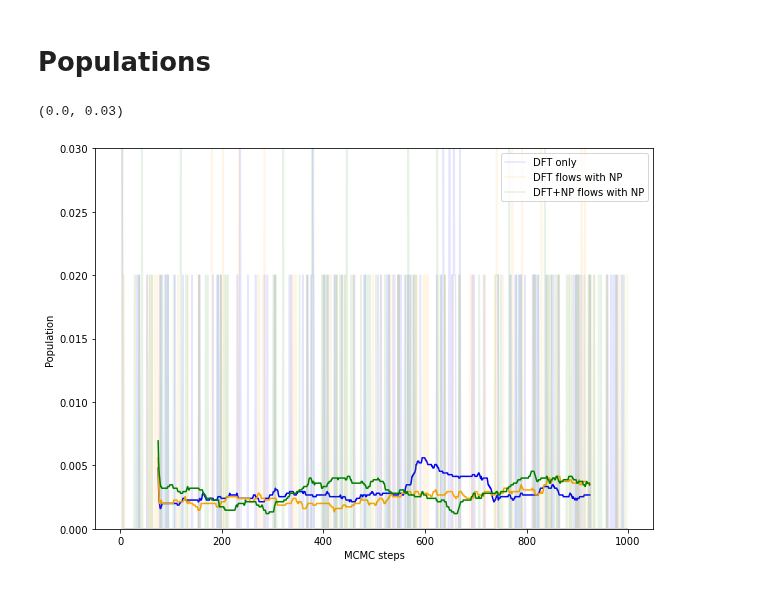
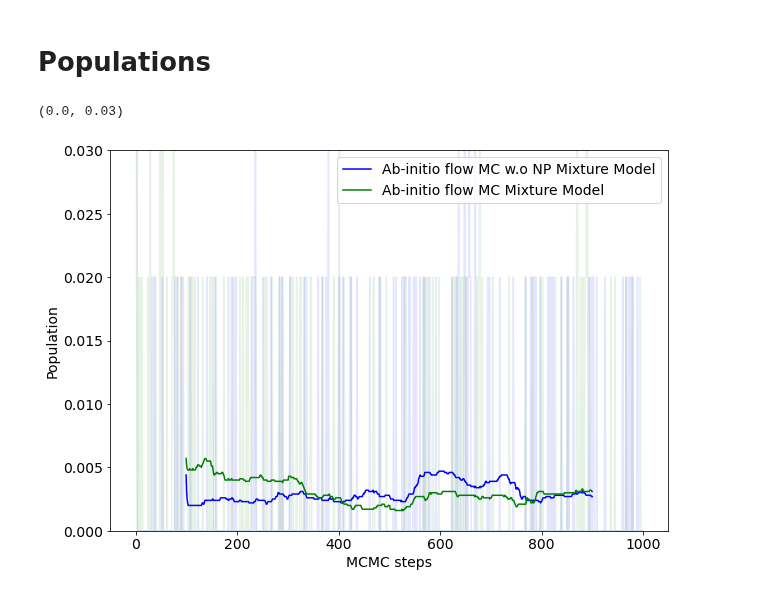
Before and after one commit to anacmolina/ML-DFT, a Jupyter notebook: notebooks/36 - review saving data for adaptive.ipynb, the cells around one changed output. Cells and saved outputs as stored; diff of their text form; code cells hidden in the pictures.

```diff
--- a/notebooks/36 - review saving data for adaptive.ipynb
+++ b/notebooks/36 - review saving data for adaptive.ipynb
@@ -526,7 +539,7 @@ mh_adaptive_mlp = run_metropolis(
     mixture=True,
     temperature=350,
     energy_type='mlp',
-    alpha=0.1
+    alpha=0.2
 )
 # %% [output]
 Running Metropolis-Hastings
@@ -559,0 +579,5 @@ color_keys = dict(zip(keys, ['blue', 'orange', 'green']))
+# %%
+mcmcs = {
+    'Ab-initio flow MC w.o NP Mixture Model': mh_dft_only,
+    'Ab-initio flow MC Mixture Model': mh_adaptive_mlp,
+}
@@ -584,7 +638,7 @@ for key in accs.keys():
 # %%
 fig, axs = plt.subplots(1, 3, figsize=(30, 7))
 
-for i, key in enumerate(keys):
+for i, key in enumerate(mcmcs.keys()):
     plot_energy_histogram(accs_window[key], ax=axs[i], bins=10, alpha=0.9, hue_order=list(range(0, 4))[::-1])
 
     axs[i].set_title('Acceptance rate window {:s}'.format(key))
@@ -671,9 +720,9 @@ def plot_rhat(ax, rhat):
 # %%
 xs = {key: mcmcs[key]["xs"].detach() for key in mcmcs.keys()}
 # %%
-zmats = {key: get_zmat_from_real(xs[key], isomers[key]) for key in xs.keys()}
+zmats = {key: get_zmat_from_real(xs[key], isomers[key]) for key in mcmcs.keys()}
 
-rhat_s = {key: R_hat(zmats[key], n_split=10) for key in keys}
+rhat_s = {key: R_hat(zmats[key], n_split=10) for key in mcmcs.keys()}
 # %%
 fig, ax = plt.subplots(1, 1, figsize=(10, 7))
 for key in rhat_s.keys():
@@ -696,17 +745,17 @@ isomers = {key: mcmcs[key]['isomers'] for key in mcmcs.keys()}
 # %%
 fig, ax = plt.subplots(1, 1, figsize=(10, 7))
 
-for key in keys:
-    set_plot_sequential_data(isomers[key].mean(dim=1).detach(), avg=True, window_size=150, ax=ax, label=key, color=color_keys[key], alpha=0.1)
+for key in mcmcs.keys():
+    set_plot_sequential_data(isomers[key].mean(dim=1).detach(), avg=True, window_size=200, ax=ax, label=key, color=color_keys[key], alpha=0.1)
 
 ax.set_xlabel('MCMC steps')
 ax.set_ylabel('Population')
 ax.legend()
 
 ax.set_ylim(0, 0.03)
 # %% [output]
 (0.0, 0.03)
-[figure, old version]
+[figure, new version]
 # %%
 #from flonacomldft.utils.io_utils import get_project_path
 #from flonacomldft.utils.plots import plot_energy_histogram
```
Also changed, not shown: parts of 18 cells of this notebook, 7 other files.
